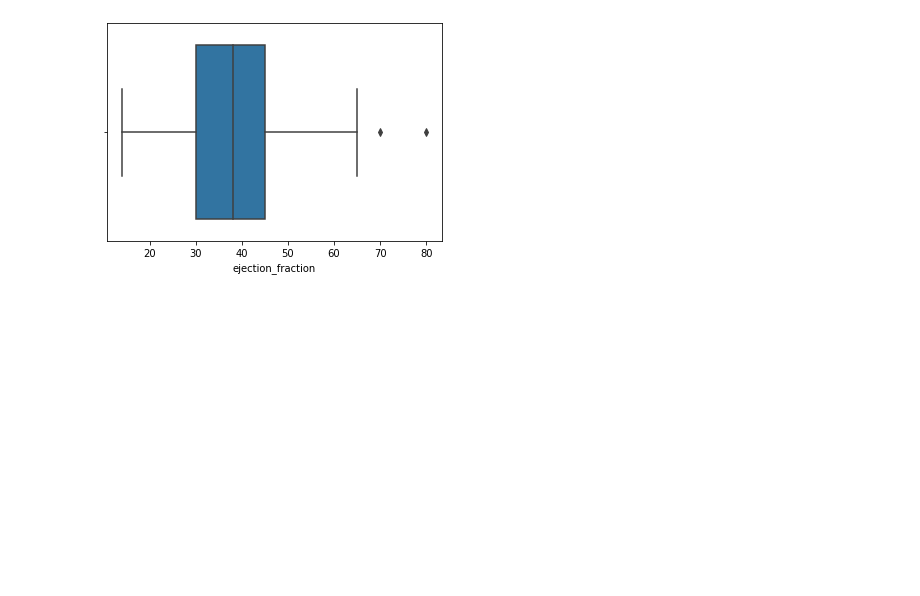
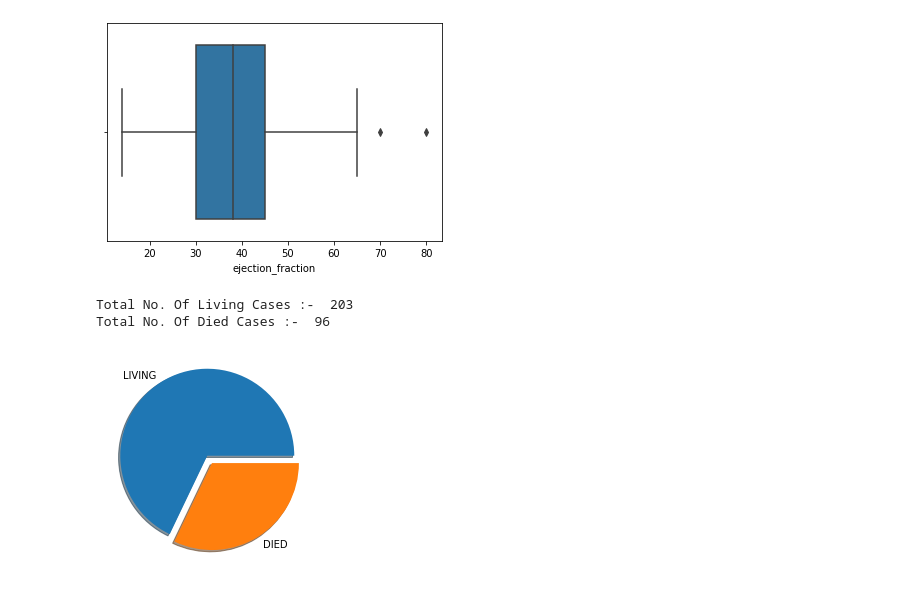
Before and after one commit to Padi-Rishitha/ML_Models, a Jupyter notebook: HeartFailurePrediction/Heart_Failure_Prediction.ipynb, the cells around one changed output. Saved outputs shown, nothing was run; the diff lists cells and outputs as text; code cells hidden in the pictures; blank space fills up the shorter version.

```diff
--- a/HeartFailurePrediction/Heart_Failure_Prediction.ipynb
+++ b/HeartFailurePrediction/Heart_Failure_Prediction.ipynb
@@ -122,4 +122,17 @@ sns.boxplot(df['ejection_fraction'])
 <AxesSubplot:xlabel='ejection_fraction'>
 [figure]
 # %%
-corr= df.corr()
+len_live = len(df["DEATH_EVENT"][df.DEATH_EVENT == 0])
+len_death = len(df["DEATH_EVENT"][df.DEATH_EVENT == 1])
+
+arr = np.array([len_live , len_death])
+labels = ['LIVING', 'DIED']
+print("Total No. Of Living Cases :- ", len_live)
+print("Total No. Of Died Cases :- ", len_death)
+
+plt.pie(arr, labels=labels, explode = [0.1,0.0] , shadow=True)
+plt.show()
+# %% [output]
+Total No. Of Living Cases :-  203
+Total No. Of Died Cases :-  96
+[figure, added]
```
Also changed, not shown: parts of 19 cells of this notebook.
